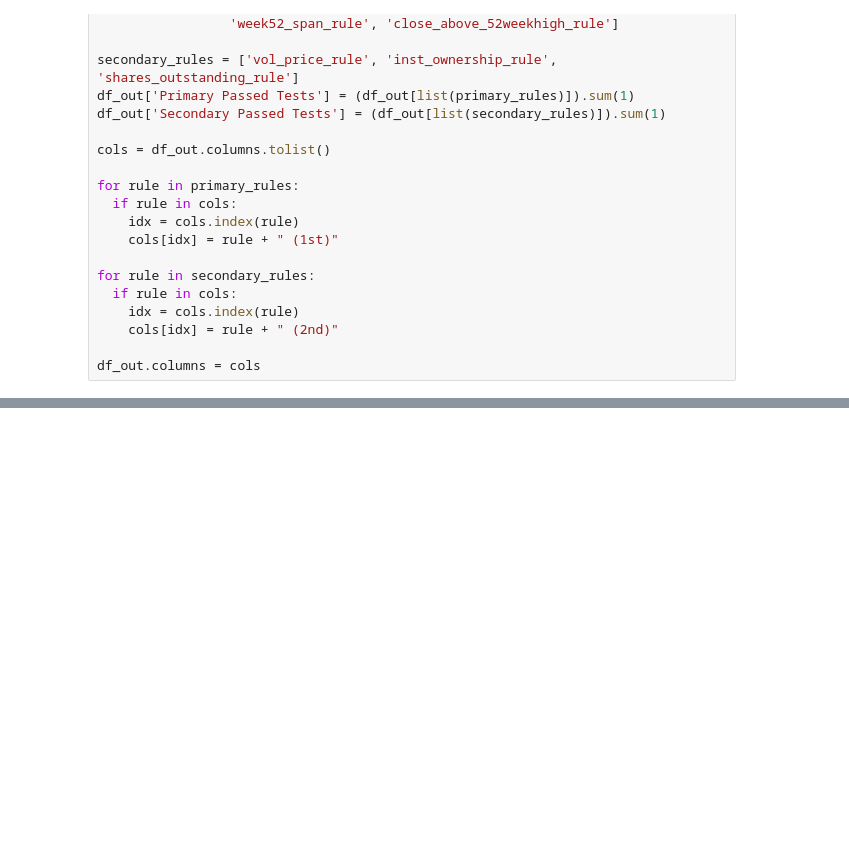
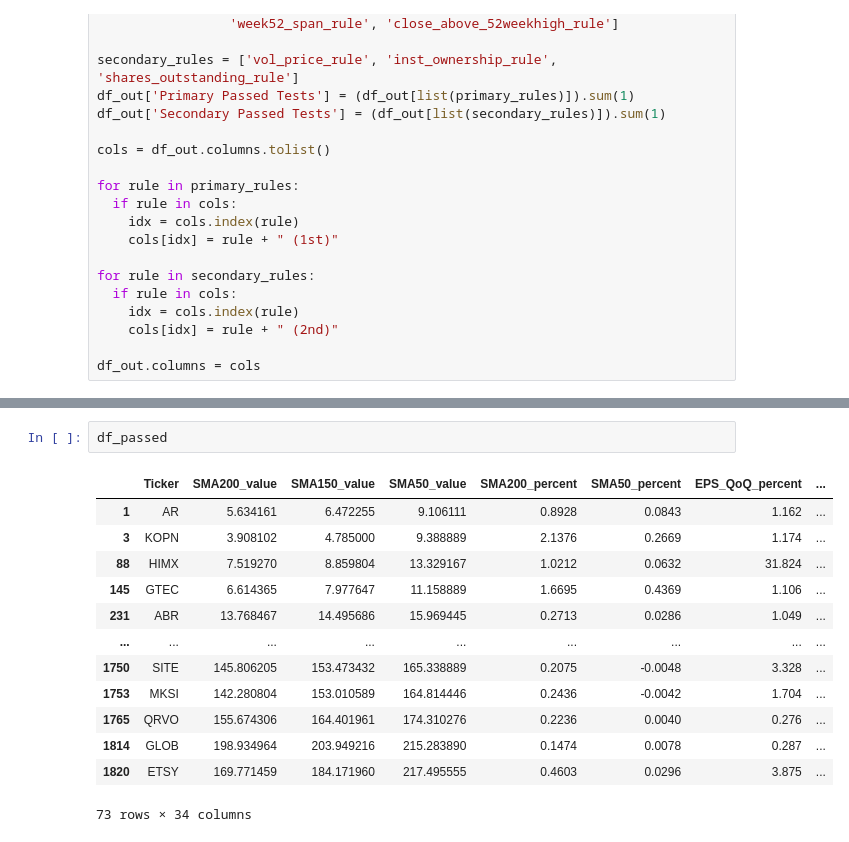
Before and after one commit to isaaccorley/StockSellRulesChecker, a Jupyter notebook: StockScreener/Screener.ipynb, the cells around one changed output, grey strips where cells are left out. Drawn from its saved outputs; the diff is of its cells as text; blank space fills up the shorter version.

```diff
--- a/StockScreener/Screener.ipynb
+++ b/StockScreener/Screener.ipynb
@@ -324,0 +432,16 @@ df_out[df_out["Primary Passed Tests"] >= 8]
+# %%
+df_passed
+# %% [output]
+|  | Ticker | SMA200_value | SMA150_value | SMA50_value | SMA200_percent | SMA50_percent | EPS_QoQ_percent | ... |
+| 1 | AR | 5.634161 | 6.472255 | 9.106111 | 0.8928 | 0.0843 | 1.162 | ... |
+| 3 | KOPN | 3.908102 | 4.785000 | 9.388889 | 2.1376 | 0.2669 | 1.174 | ... |
+| 88 | HIMX | 7.519270 | 8.859804 | 13.329167 | 1.0212 | 0.0632 | 31.824 | ... |
+| 145 | GTEC | 6.614365 | 7.977647 | 11.158889 | 1.6695 | 0.4369 | 1.106 | ... |
+| 231 | ABR | 13.768467 | 14.495686 | 15.969445 | 0.2713 | 0.0286 | 1.049 | ... |
+| ... | ... | ... | ... | ... | ... | ... | ... | ... |
+| 1750 | SITE | 145.806205 | 153.473432 | 165.338889 | 0.2075 | -0.0048 | 3.328 | ... |
+| 1753 | MKSI | 142.280804 | 153.010589 | 164.814446 | 0.2436 | -0.0042 | 1.704 | ... |
+| 1765 | QRVO | 155.674306 | 164.401961 | 174.310276 | 0.2236 | 0.0040 | 0.276 | ... |
+| 1814 | GLOB | 198.934964 | 203.949216 | 215.283890 | 0.1474 | 0.0078 | 0.287 | ... |
+| 1820 | ETSY | 169.771459 | 184.171960 | 217.495555 | 0.4603 | 0.0296 | 3.875 | ... |
+73 rows × 34 columns
```
Also changed, not shown: parts of 7 cells of this notebook.
